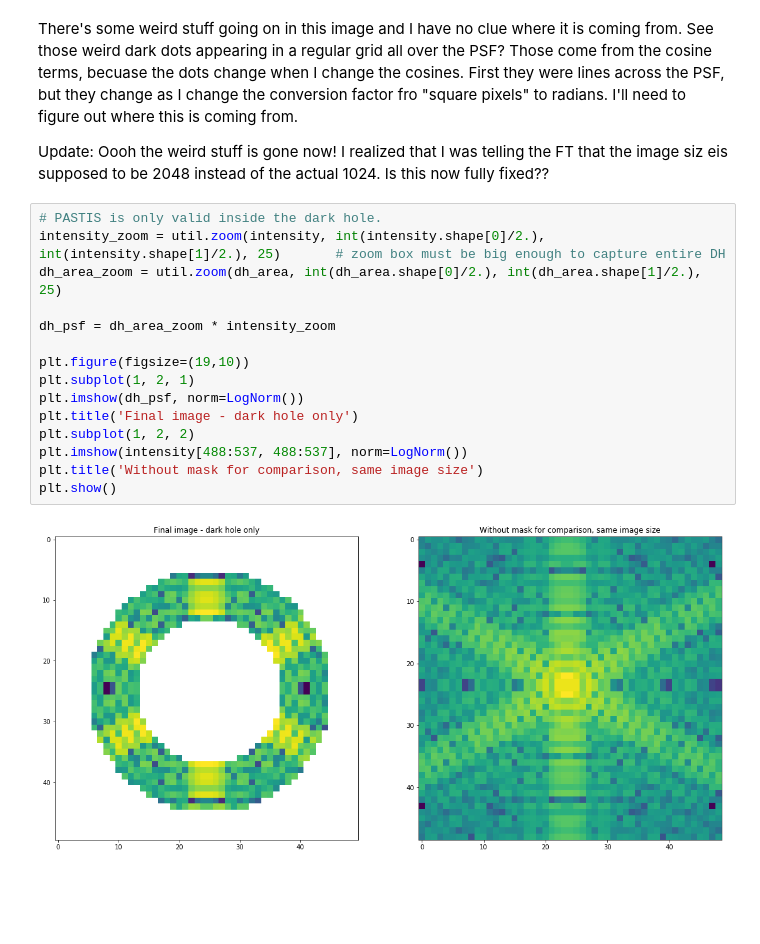
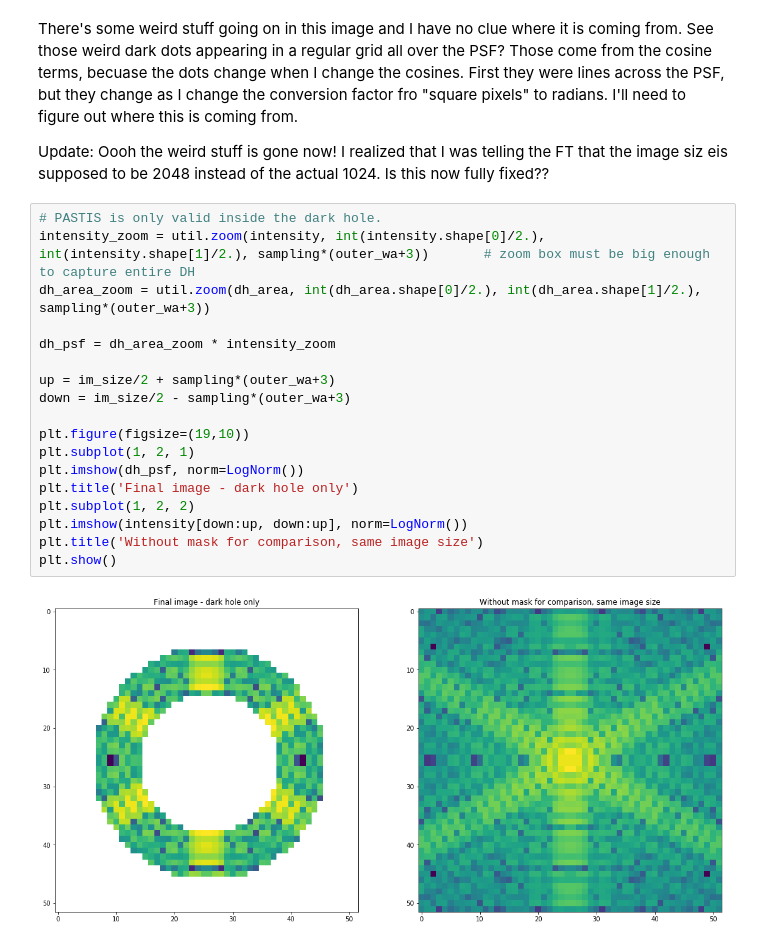
Before and after one commit to spacetelescope/PASTIS, a Jupyter notebook: Jupyter Notebooks/2_Testing PASTIS in imaging mode.ipynb, the cells around one changed output. Drawn from its saved outputs; the diff is of its cells as text; blank space fills up the shorter version.

Commit message:
Image PASTIS and WebbPSF give the same results in notebooks 2 and 3 now!

```diff
--- a/Jupyter Notebooks/2_Testing PASTIS in imaging mode.ipynb
+++ b/Jupyter Notebooks/2_Testing PASTIS in imaging mode.ipynb
@@ -302,18 +302,21 @@ There's some weird stuff going on in this image and I have no clue where it is c
 Update: Oooh the weird stuff is gone now! I realized that I was telling the FT that the image siz eis supposed to be 2048 instead of the actual 1024. Is this now fully fixed??
 # %%
 # PASTIS is only valid inside the dark hole.
-intensity_zoom = util.zoom(intensity, int(intensity.shape[0]/2.), int(intensity.shape[1]/2.), 25)       # zoom box must be big enough to capture entire DH
-dh_area_zoom = util.zoom(dh_area, int(dh_area.shape[0]/2.), int(dh_area.shape[1]/2.), 25)
+intensity_zoom = util.zoom(intensity, int(intensity.shape[0]/2.), int(intensity.shape[1]/2.), sampling*(outer_wa+3))       # zoom box must be big enough to capture entire DH
+dh_area_zoom = util.zoom(dh_area, int(dh_area.shape[0]/2.), int(dh_area.shape[1]/2.), sampling*(outer_wa+3))
 
 dh_psf = dh_area_zoom * intensity_zoom
+
+up = im_size/2 + sampling*(outer_wa+3)
+down = im_size/2 - sampling*(outer_wa+3)
 
 plt.figure(figsize=(19,10))
 plt.subplot(1, 2, 1)
 plt.imshow(dh_psf, norm=LogNorm())
 plt.title('Final image - dark hole only')
 plt.subplot(1, 2, 2)
-plt.imshow(intensity[488:537, 488:537], norm=LogNorm())
+plt.imshow(intensity[down:up, down:up], norm=LogNorm())
 plt.title('Without mask for comparison, same image size')
 plt.show()
 # %% [output]
-[figure, old version]
+[figure, new version]
```
Also changed, not shown: parts of 1 cell of this notebook, 1 other file.
